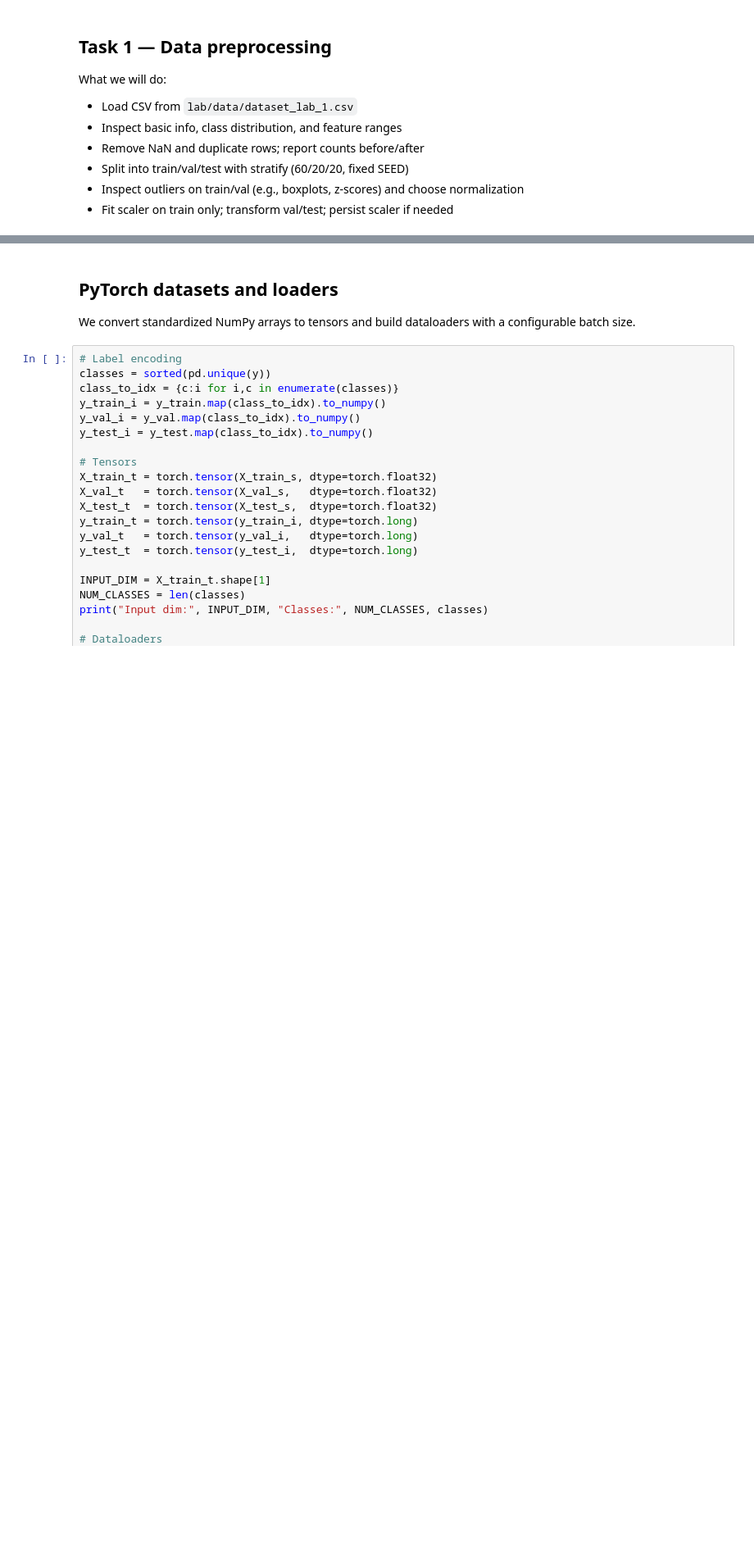
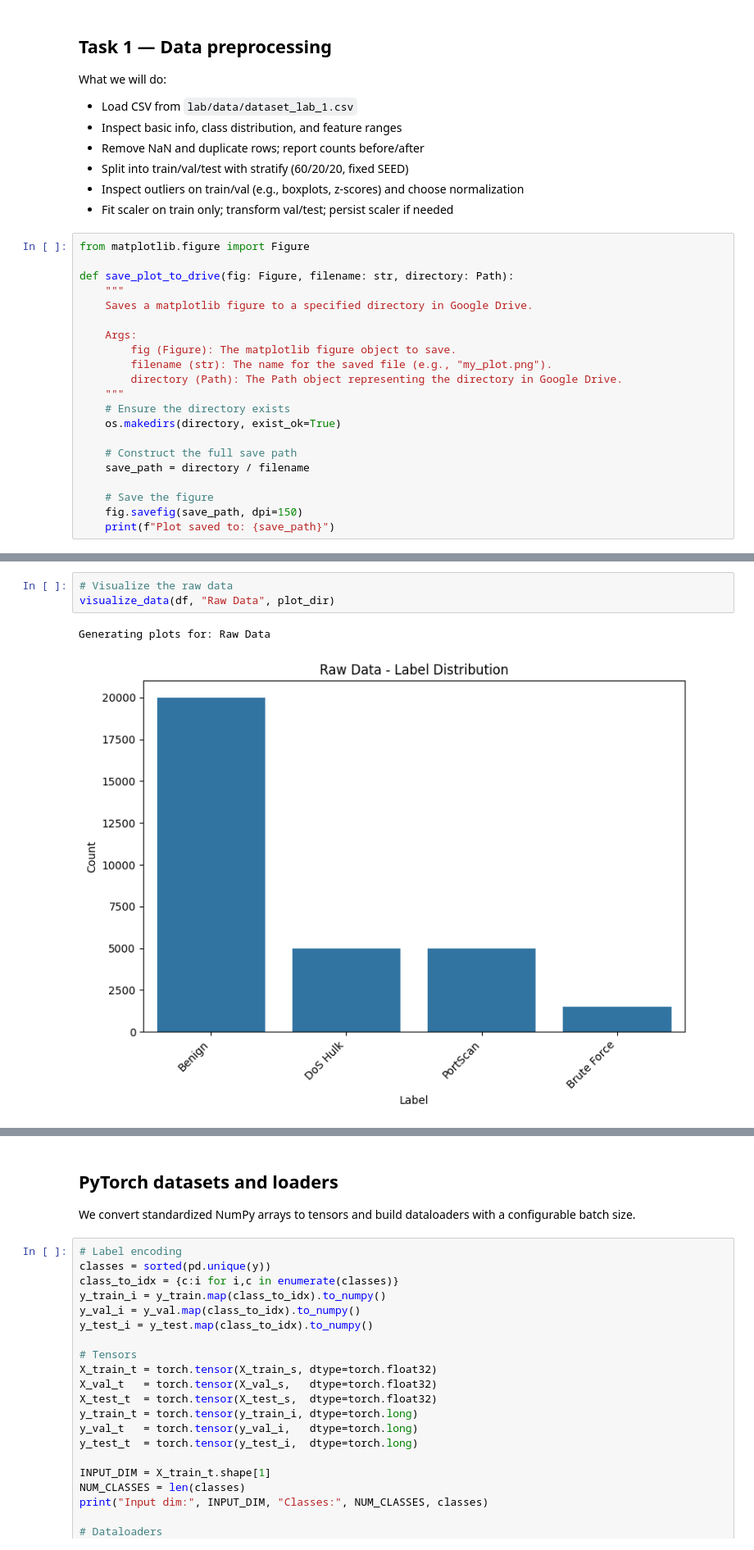
Before and after one commit to AImSecure/Laboratory1, a Jupyter notebook: lab/notebooks/Lab1_FFNN.ipynb, the cells around one changed output, grey strips where cells are left out. Shown at 82% size. Drawn from its saved outputs; the diff is of its cells as text; blank space fills up the shorter version.

```diff
--- a/lab/notebooks/Lab1_FFNN.ipynb
+++ b/lab/notebooks/Lab1_FFNN.ipynb
@@ -70,3 +115,24 @@ What we will do:
 - Split into train/val/test with stratify (60/20/20, fixed SEED)
 - Inspect outliers on train/val (e.g., boxplots, z-scores) and choose normalization
 - Fit scaler on train only; transform val/test; persist scaler if needed
+# %%
+from matplotlib.figure import Figure
+
+def save_plot_to_drive(fig: Figure, filename: str, directory: Path):
+    """
+    Saves a matplotlib figure to a specified directory in Google Drive.
+
+    Args:
+        fig (Figure): The matplotlib figure object to save.
+        filename (str): The name for the saved file (e.g., "my_plot.png").
+        directory (Path): The Path object representing the directory in Google Drive.
+    """
+    # Ensure the directory exists
+    os.makedirs(directory, exist_ok=True)
+
+    # Construct the full save path
+    save_path = directory / filename
+
+    # Save the figure
+    fig.savefig(save_path, dpi=150)
+    print(f"Plot saved to: {save_path}")
@@ -72,0 +221,6 @@ What we will do:
+# %%
+# Visualize the raw data
+visualize_data(df, "Raw Data", plot_dir)
+# %% [output]
+Generating plots for: Raw Data
+[figure, added]
```
Also changed, not shown: parts of 17 cells of this notebook.
